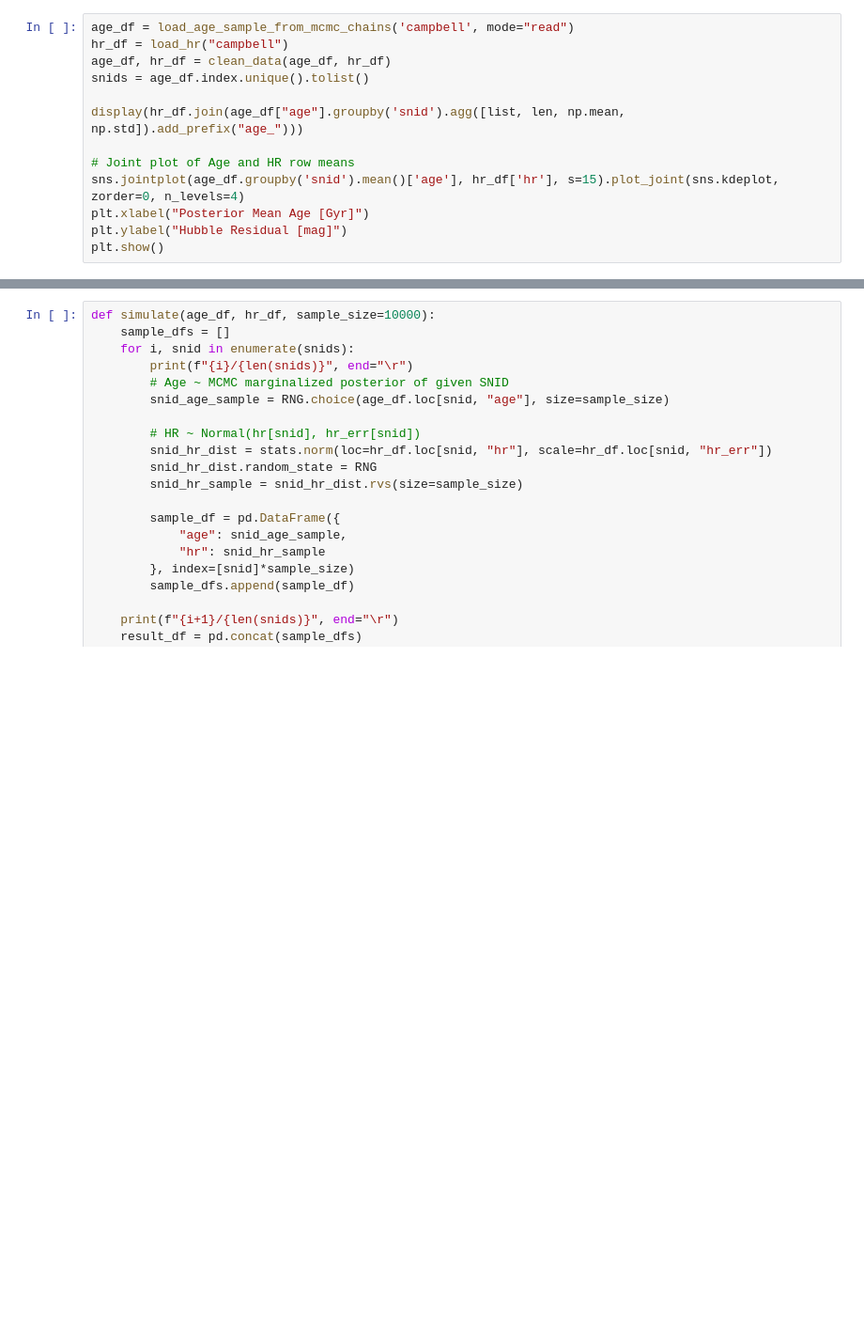
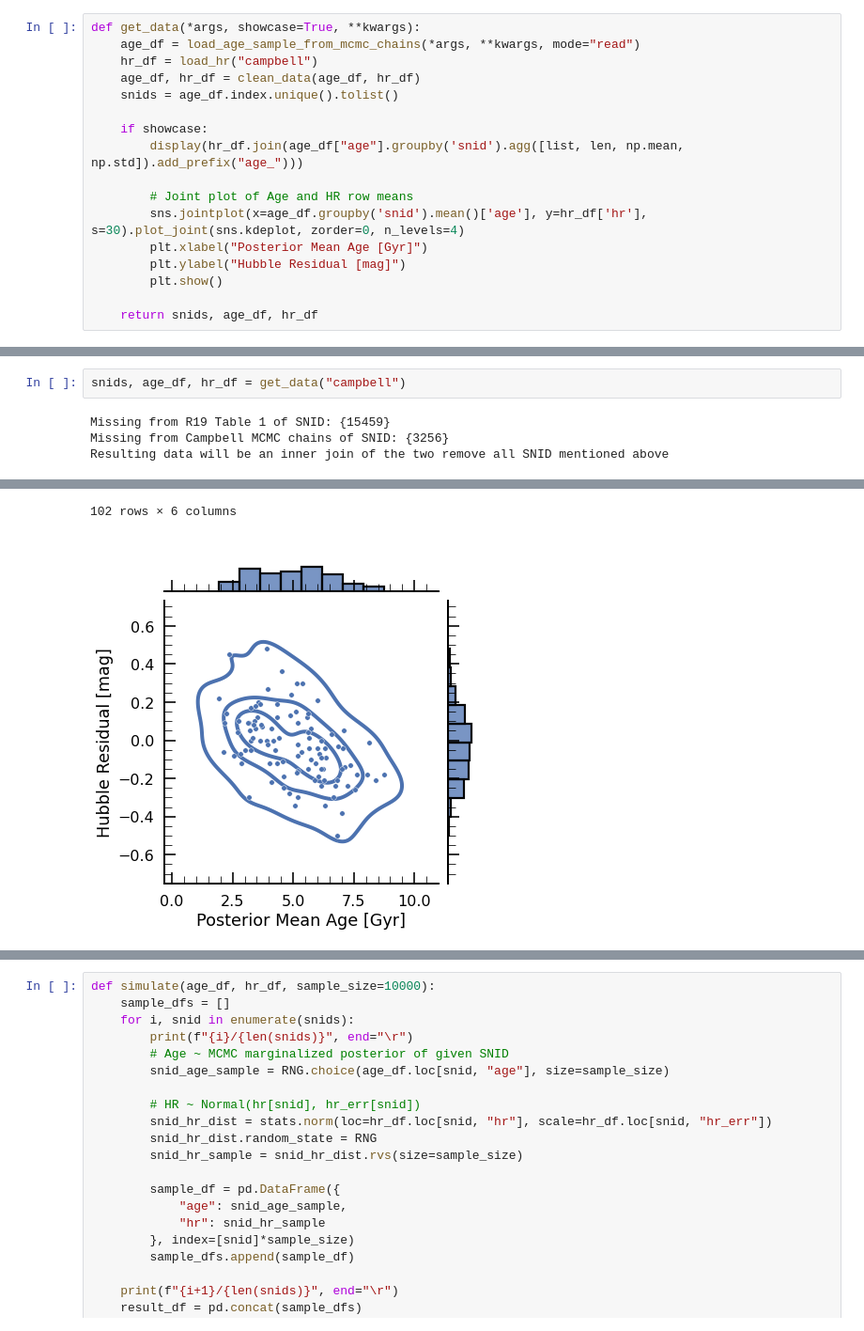
Before and after one commit to ketozhang/statistical-methods-on-sne-ia-luminosity-evolution, a Jupyter notebook: report.ipynb, the cells around one changed output, grey strips where cells are left out. Shown at 94% size. Saved outputs shown, nothing was run; the diff lists cells and outputs as text; blank space fills up the shorter version.

```diff
--- a/report.ipynb
+++ b/report.ipynb
@@ -21,13 +19,17 @@ np.random.seed(20201009)
 # %%
-age_df = load_age_sample_from_mcmc_chains('campbell', mode="read")
-hr_df = load_hr("campbell")
-age_df, hr_df = clean_data(age_df, hr_df)
-snids = age_df.index.unique().tolist()
+def get_data(*args, showcase=True, **kwargs):
+    age_df = load_age_sample_from_mcmc_chains(*args, **kwargs, mode="read")
+    hr_df = load_hr("campbell")
+    age_df, hr_df = clean_data(age_df, hr_df)
+    snids = age_df.index.unique().tolist()
 
-display(hr_df.join(age_df["age"].groupby('snid').agg([list, len, np.mean, np.std]).add_prefix("age_")))
+    if showcase:
+        display(hr_df.join(age_df["age"].groupby('snid').agg([list, len, np.mean, np.std]).add_prefix("age_")))
 
-# Joint plot of Age and HR row means
-sns.jointplot(age_df.groupby('snid').mean()['age'], hr_df['hr'], s=15).plot_joint(sns.kdeplot, zorder=0, n_levels=4)
-plt.xlabel("Posterior Mean Age [Gyr]")
-plt.ylabel("Hubble Residual [mag]")
-plt.show()
+        # Joint plot of Age and HR row means
+        sns.jointplot(x=age_df.groupby('snid').mean()['age'], y=hr_df['hr'], s=30).plot_joint(sns.kdeplot, zorder=0, n_levels=4)
+        plt.xlabel("Posterior Mean Age [Gyr]")
+        plt.ylabel("Hubble Residual [mag]")
+        plt.show()
+
+    return snids, age_df, hr_df
@@ -212,0 +42,6 @@ plt.savefig("figures/gmm_age_fit.png", transparent=False)
+# %%
+snids, age_df, hr_df = get_data("campbell")
+# %% [output]
+Missing from R19 Table 1 of SNID: {15459}
+Missing from Campbell MCMC chains of SNID: {3256}
+Resulting data will be an inner join of the two remove all SNID mentioned above
@@ -212,0 +61,2 @@ plt.savefig("figures/gmm_age_fit.png", transparent=False)
+102 rows × 6 columns
+[figure, added]
```
Also changed, not shown: parts of 42 cells of this notebook, 3 other files.
